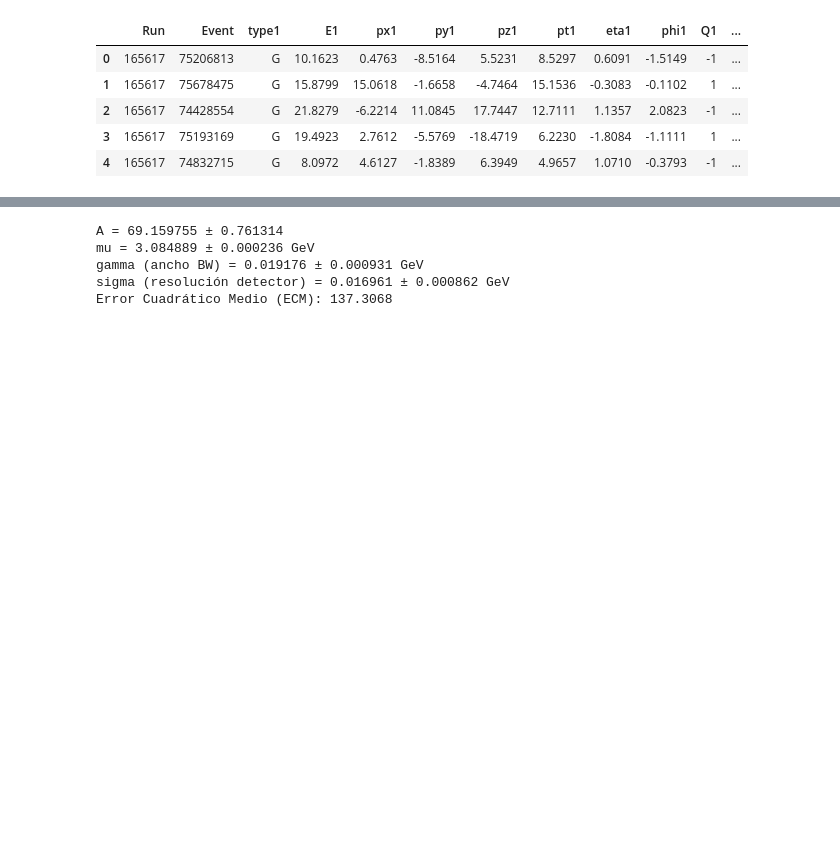
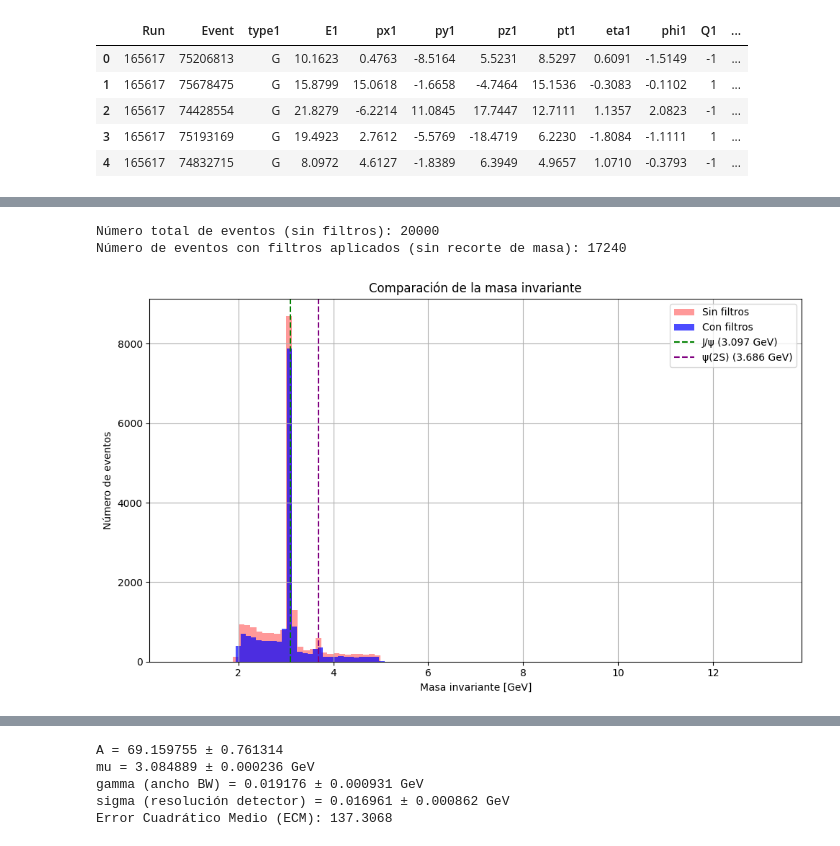
Before and after one commit to destello501/destello501.github.io, a Jupyter notebook: Blind.ipynb, the cells around one changed output, grey strips where cells are left out. Saved outputs shown, nothing was run; the diff lists cells and outputs as text; code cells hidden in the pictures; blank space fills up the shorter version.

```diff
--- a/Blind.ipynb
+++ b/Blind.ipynb
@@ -20,0 +131,51 @@ particles.head()
+# %%
+import numpy as np
+import pandas as pd
+import matplotlib.pyplot as plt
+
+# Calcular la masa invariante sin filtros
+delta_eta_total = particles['eta1'] - particles['eta2']
+delta_phi_total = particles['phi1'] - particles['phi2']
+mass_squared_total = 2 * particles['pt1'] * particles['pt2'] * (np.cosh(delta_eta_total) - np.cos(delta_phi_total))
+particles['invariant_mass'] = np.sqrt(mass_squared_total)
+
+# Datos sin filtros
+mass_all = particles['invariant_mass']
+
+# Aplicar filtros (excepto masa)
+filtered = particles[
+    (abs(particles['eta1']) < 2.4) &
+    (abs(particles['eta2']) < 2.4) &
+    (particles['Q1'] * particles['Q2'] == -1) &
+    (particles['type1'] == 'G') &
+    (particles['type2'] == 'G')
+].copy()
+
+# Datos con filtros SIN recorte en la masa
+mass_filtered = filtered['invariant_mass']
+
+# Mostrar cantidad de eventos
+print("Número total de eventos (sin filtros):", len(mass_all))
+print("Número de eventos con filtros aplicados (sin recorte de masa):", len(mass_filtered))
+
+# Graficar comparación
+plt.figure(figsize=(10, 6))
+plt.hist(mass_all, bins=100, alpha=0.4, label='Sin filtros', color='red')
+plt.hist(mass_filtered, bins=100, alpha=0.7, label='Con filtros', color='blue')
+
+# Líneas verticales en J/ψ y ψ(2S)
+plt.axvline(x=3.097, color='green', linestyle='--', label='J/ψ (3.097 GeV)')
+plt.axvline(x=3.686, color='purple', linestyle='--', label='ψ(2S) (3.686 GeV)')
+
+# Etiquetas
+plt.xlabel('Masa invariante [GeV]')
+plt.ylabel('Número de eventos')
+plt.title('Comparación de la masa invariante')
+plt.legend()
+plt.grid(True)
+plt.tight_layout()
+plt.show()
+# %% [output]
+Número total de eventos (sin filtros): 20000
+Número de eventos con filtros aplicados (sin recorte de masa): 17240
+[figure, added]
```
Also changed, not shown: parts of 7 cells of this notebook.
